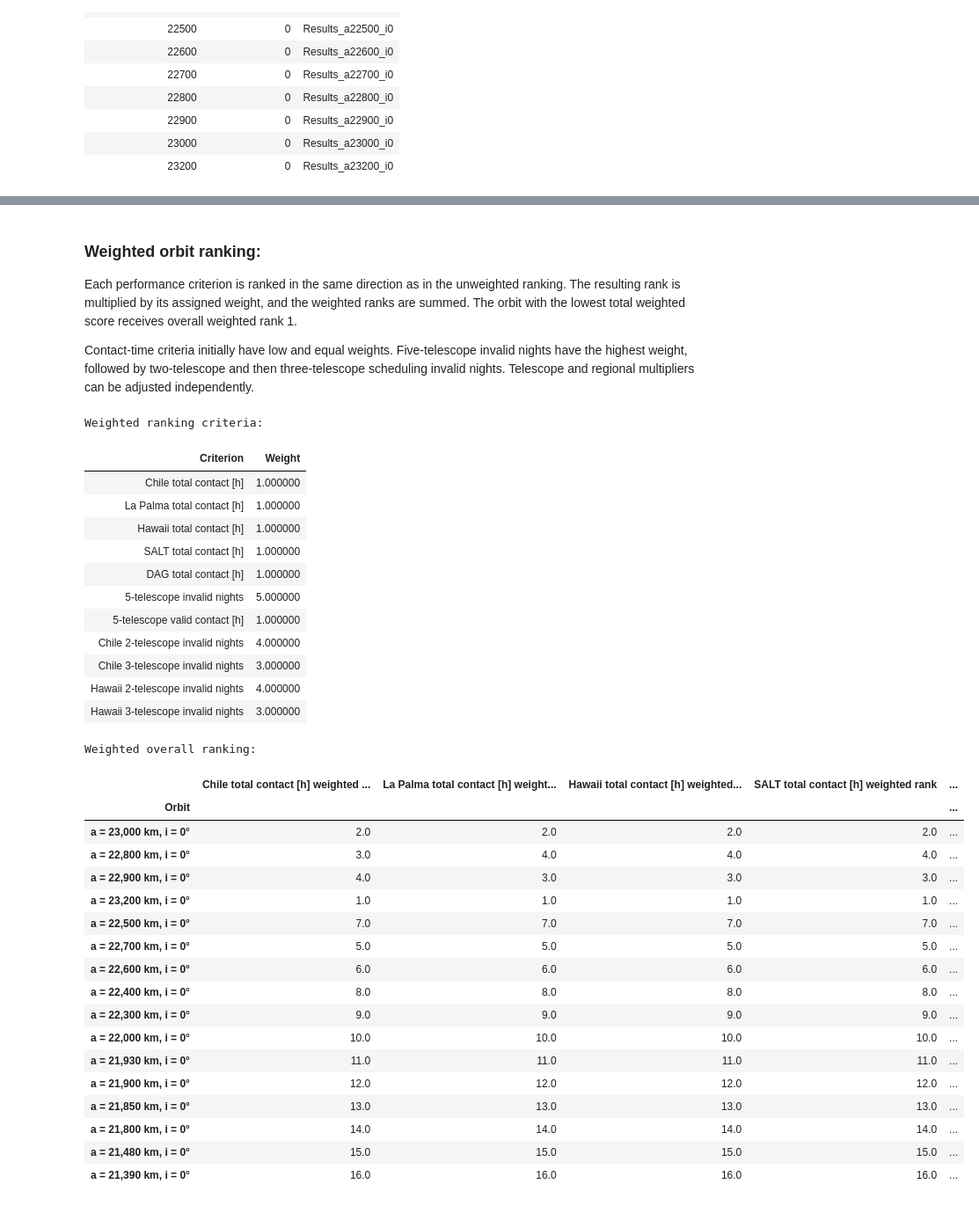
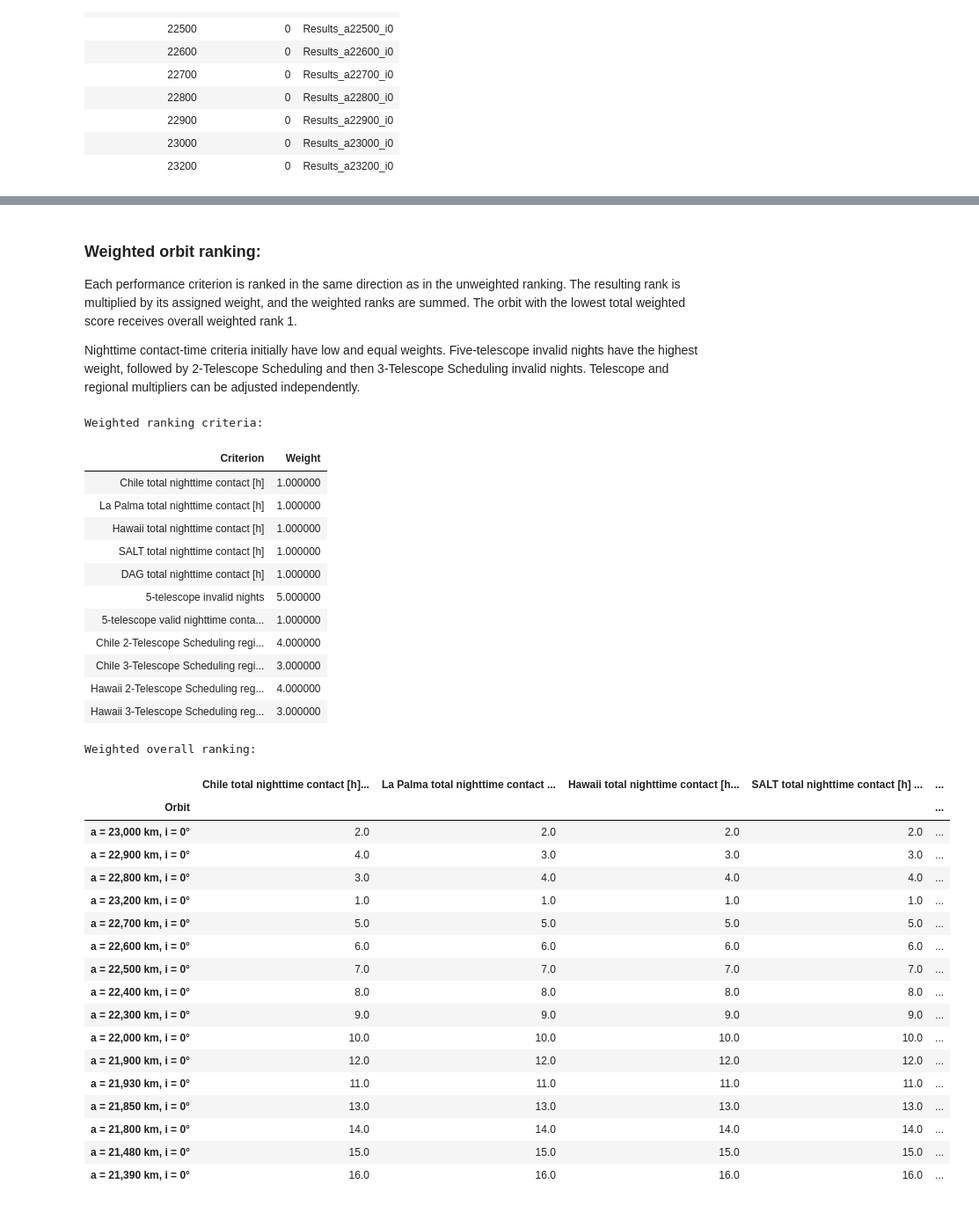
Before and after one commit to pscleo/NuAncestor, a Jupyter notebook: FreeFlyer/full_analysis.ipynb, the cells around one changed output, grey strips where cells are left out. Shown at 88% size. Drawn from its saved outputs; the diff is of its cells as text; code cells hidden in the pictures.

```diff
--- a/FreeFlyer/full_analysis.ipynb
+++ b/FreeFlyer/full_analysis.ipynb
@@ -924,7 +966,7 @@ Overall ranking:
 
 Each performance criterion is ranked in the same direction as in the unweighted ranking. The resulting rank is multiplied by its assigned weight, and the weighted ranks are summed. The orbit with the lowest total weighted score receives overall weighted rank 1.
 
-Contact-time criteria initially have low and equal weights. Five-telescope invalid nights have the highest weight, followed by two-telescope and then three-telescope scheduling invalid nights. Telescope and regional multipliers can be adjusted independently.
+Nighttime contact-time criteria initially have low and equal weights. Five-telescope invalid nights have the highest weight, followed by 2-Telescope Scheduling and then 3-Telescope Scheduling invalid nights. Telescope and regional multipliers can be adjusted independently.
 # %%
 # Weighted orbit ranking
 # Criterion ranks are multiplied by editable weights. Lower weighted and total scores are better.
@@ -940,11 +982,11 @@ THREE_TELESCOPE_INVALID_NIGHTS_WEIGHT = 3.0
 REGION_WEIGHTS = {region_name: 1.0 for region_name in REGIONAL_TELESCOPES}
 
 criterion_weights = {
-    **{f"{telescope} total contact [h]": CONTACT_TIME_WEIGHT * TELESCOPE_WEIGHTS[telescope] for telescope in VISIBILITY_TELESCOPES},
+    **{f"{telescope} total nighttime contact [h]": CONTACT_TIME_WEIGHT * TELESCOPE_WEIGHTS[telescope] for telescope in VISIBILITY_TELESCOPES},
     "5-telescope invalid nights": FIVE_TELESCOPE_INVALID_NIGHTS_WEIGHT,
-    "5-telescope valid contact [h]": FIVE_TELESCOPE_VALID_CONTACT_WEIGHT,
-    **{f"{region_name} 2-telescope invalid nights": TWO_TELESCOPE_INVALID_NIGHTS_WEIGHT * REGION_WEIGHTS[region_name] for region_name in REGIONAL_TELESCOPES},
-    **{f"{region_name} 3-telescope invalid nights": THREE_TELESCOPE_INVALID_NIGHTS_WEIGHT * REGION_WEIGHTS[region_name] for region_name in REGIONAL_TELESCOPES}}
+    "5-telescope valid nighttime contact [h]": FIVE_TELESCOPE_VALID_CONTACT_WEIGHT,
+    **{f"{region_name} 2-Telescope Scheduling regional invalid nights": TWO_TELESCOPE_INVALID_NIGHTS_WEIGHT * REGION_WEIGHTS[region_name] for region_name in REGIONAL_TELESCOPES},
+    **{f"{region_name} 3-Telescope Scheduling regional invalid nights": THREE_TELESCOPE_INVALID_NIGHTS_WEIGHT * REGION_WEIGHTS[region_name] for region_name in REGIONAL_TELESCOPES}}
 
 if set(criterion_weights) != set(higher_is_better):
     raise ValueError("criterion_weights must contain exactly the same criteria as higher_is_better.")
@@ -952,63 +994,60 @@ if set(criterion_weights) != set(higher_is_better):
 weighted_criterion_ranks = pd.DataFrame(index=orbit_order)
 
 for criterion, maximise in higher_is_better.items():
-    criterion_rank = ranking_values[criterion].rank(
-        method="min", ascending=not maximise)
+    criterion_rank = ranking_values[criterion].rank(method="min", ascending=not maximise)
     weighted_criterion_ranks[f"{criterion} weighted rank"] = criterion_rank * criterion_weights[criterion]
 
 weighted_criterion_ranks["Total weighted score"] = weighted_criterion_ranks.sum(axis=1)
-weighted_criterion_ranks["Overall weighted rank"] = weighted_criterion_ranks["Total weighted score"].rank(
-    method="min", ascending=True).astype(int)
+weighted_criterion_ranks["Overall weighted rank"] = weighted_criterion_ranks["Total weighted score"].rank(method="min", ascending=True).astype(int)
 weighted_criterion_ranks.index.name = "Orbit"
 
-weighted_overall_ranking = weighted_criterion_ranks.sort_values(
-    ["Overall weighted rank", "Total weighted score"])
+weighted_overall_ranking = weighted_criterion_ranks.sort_values(["Overall weighted rank", "Total weighted score"])
 
 weight_table = pd.DataFrame({
     "Criterion": list(higher_is_better),
     "Weight": [criterion_weights[criterion] for criterion in higher_is_better]})
 
 print("Weighted ranking criteria:")
 display(weight_table.round(2).style.hide(axis="index"))
 
 print("\nWeighted overall ranking:")
 display(weighted_overall_ranking.round(2))
 
 if SAVE_TABLES:
     output = BASE / "analysis_tables"
     output.mkdir(parents=True, exist_ok=True)
     weight_table.to_csv(output / "weighted_ranking_criterion_weights.csv", index=False)
     weighted_criterion_ranks.to_csv(output / "weighted_ranking_criterion_scores.csv")
     weighted_overall_ranking.to_csv(output / "weighted_overall_orbit_ranking.csv")
 # %% [output]
 Weighted ranking criteria:
 | Criterion | Weight |
-| Chile total contact [h] | 1.000000 |
-| La Palma total contact [h] | 1.000000 |
-| Hawaii total contact [h] | 1.000000 |
-| SALT total contact [h] | 1.000000 |
-| DAG total contact [h] | 1.000000 |
+| Chile total nighttime contact [h] | 1.000000 |
+| La Palma total nighttime contact [h] | 1.000000 |
+| Hawaii total nighttime contact [h] | 1.000000 |
+| SALT total nighttime contact [h] | 1.000000 |
+| DAG total nighttime contact [h] | 1.000000 |
 | 5-telescope invalid nights | 5.000000 |
-| 5-telescope valid contact [h] | 1.000000 |
-| Chile 2-telescope invalid nights | 4.000000 |
-| Chile 3-telescope invalid nights | 3.000000 |
-| Hawaii 2-telescope invalid nights | 4.000000 |
-| Hawaii 3-telescope invalid nights | 3.000000 |
+| 5-telescope valid nighttime conta... | 1.000000 |
+| Chile 2-Telescope Scheduling regi... | 4.000000 |
+| Chile 3-Telescope Scheduling regi... | 3.000000 |
+| Hawaii 2-Telescope Scheduling reg... | 4.000000 |
+| Hawaii 3-Telescope Scheduling reg... | 3.000000 |
 Weighted overall ranking:
-|  | Chile total contact [h] weighted ... | La Palma total contact [h] weight... | Hawaii total contact [h] weighted... | SALT total contact [h] weighted rank | ... |
+|  | Chile total nighttime contact [h]... | La Palma total nighttime contact ... | Hawaii total nighttime contact [h... | SALT total nighttime contact [h] ... | ... |
 | Orbit |  |  |  |  | ... |
 | a = 23,000 km, i = 0° | 2.0 | 2.0 | 2.0 | 2.0 | ... |
+| a = 22,900 km, i = 0° | 4.0 | 3.0 | 3.0 | 3.0 | ... |
 | a = 22,800 km, i = 0° | 3.0 | 4.0 | 4.0 | 4.0 | ... |
-| a = 22,900 km, i = 0° | 4.0 | 3.0 | 3.0 | 3.0 | ... |
 | a = 23,200 km, i = 0° | 1.0 | 1.0 | 1.0 | 1.0 | ... |
-| a = 22,500 km, i = 0° | 7.0 | 7.0 | 7.0 | 7.0 | ... |
 | a = 22,700 km, i = 0° | 5.0 | 5.0 | 5.0 | 5.0 | ... |
 | a = 22,600 km, i = 0° | 6.0 | 6.0 | 6.0 | 6.0 | ... |
+| a = 22,500 km, i = 0° | 7.0 | 7.0 | 7.0 | 7.0 | ... |
 | a = 22,400 km, i = 0° | 8.0 | 8.0 | 8.0 | 8.0 | ... |
 | a = 22,300 km, i = 0° | 9.0 | 9.0 | 9.0 | 9.0 | ... |
 | a = 22,000 km, i = 0° | 10.0 | 10.0 | 10.0 | 10.0 | ... |
+| a = 21,900 km, i = 0° | 12.0 | 12.0 | 12.0 | 12.0 | ... |
 | a = 21,930 km, i = 0° | 11.0 | 11.0 | 11.0 | 11.0 | ... |
-| a = 21,900 km, i = 0° | 12.0 | 12.0 | 12.0 | 12.0 | ... |
 | a = 21,850 km, i = 0° | 13.0 | 13.0 | 13.0 | 13.0 | ... |
 | a = 21,800 km, i = 0° | 14.0 | 14.0 | 14.0 | 14.0 | ... |
 | a = 21,480 km, i = 0° | 15.0 | 15.0 | 15.0 | 15.0 | ... |
```
Also changed, not shown: parts of 11 cells of this notebook.
